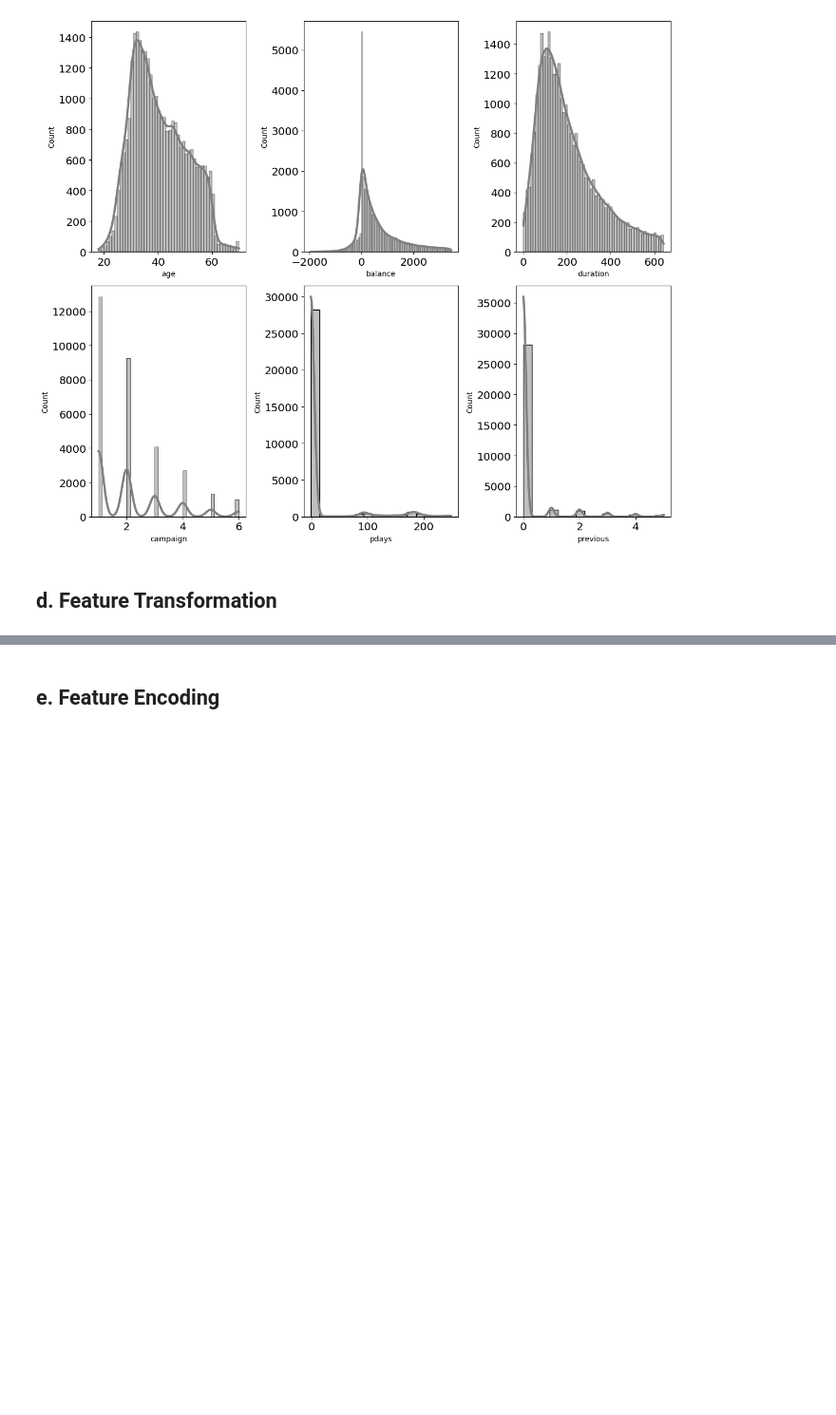
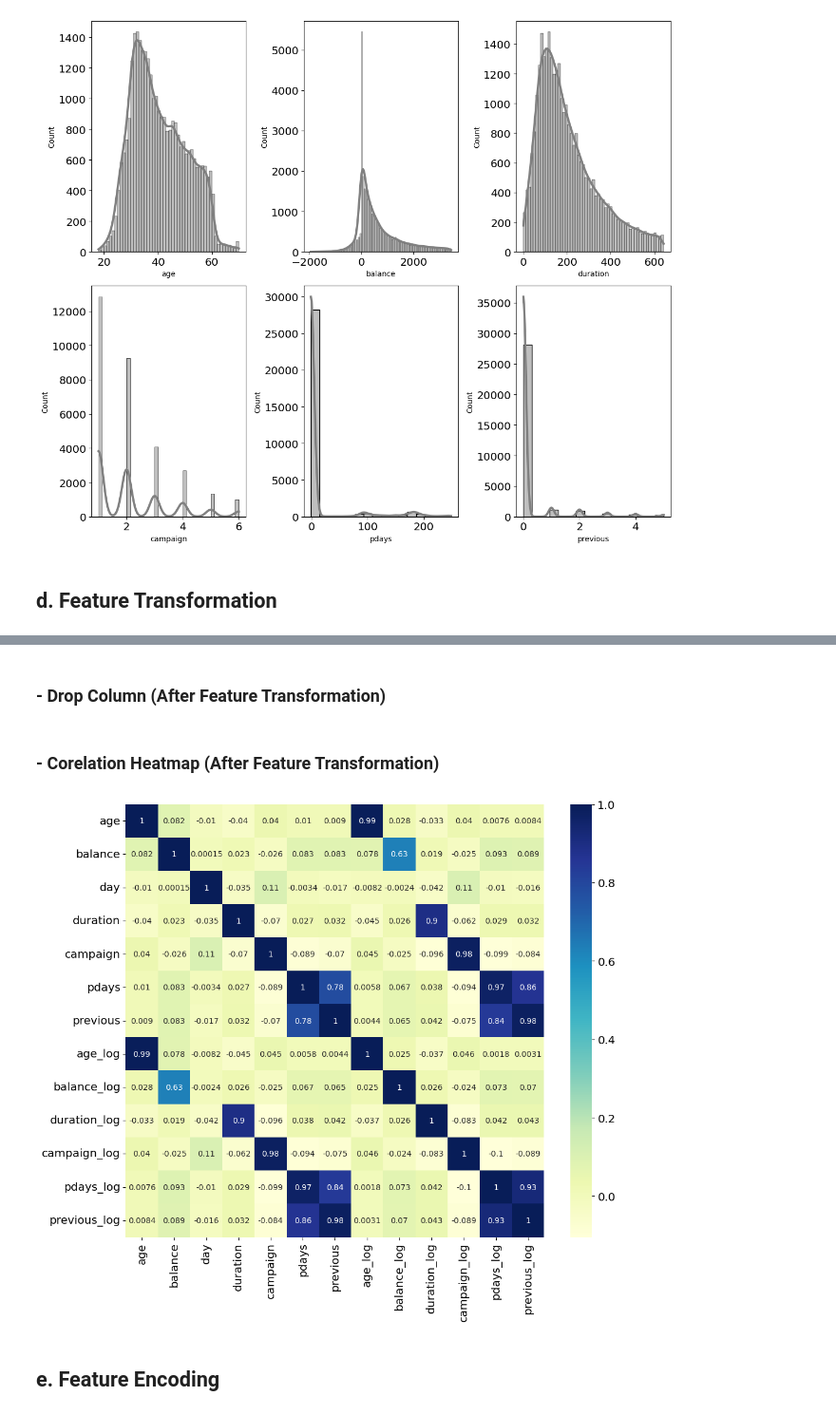
Before and after one commit to rendybk/finpro_model_masetros, a Jupyter notebook: Finpro_Phase_1.ipynb, the cells around one changed output, grey strips where cells are left out. Shown at 95% size. Cells and saved outputs as stored; diff of their text form; code cells hidden in the pictures; blank space fills up the shorter version.

```diff
--- a/Finpro_Phase_1.ipynb
+++ b/Finpro_Phase_1.ipynb
@@ -334,3 +334,5 @@ data.describe()
 | 50% | 39.000000 | 339.000000 | 16.000000 | 170.000000 | 2.000000 | -1.000000 | 0.000000 | 3.688879 | 5.948035e+00 | 5.141664e+00 | ... |
 | 75% | 48.000000 | 966.000000 | 22.000000 | 280.000000 | 3.000000 | -1.000000 | 0.000000 | 3.891820 | 6.889846e+00 | 5.638355e+00 | ... |
 | max | 70.000000 | 3457.000000 | 31.000000 | 643.000000 | 6.000000 | 249.000000 | 5.000000 | 4.262680 | 8.148446e+00 | 6.467699e+00 | ... |
+# %% [markdown]
+### - Drop Column (After Feature Transformation)
@@ -337,3 +342,15 @@ data.describe()
+# %% [markdown]
+### - Corelation Heatmap (After Feature Transformation)
+# %%
+numeric_data = data.select_dtypes(include=[np.number])
+correlation_matrix = numeric_data.corr()
+
+# heatmap
+plt.figure(figsize=(12, 10))
+sns.heatmap(correlation_matrix, cmap="YlGnBu", annot=True)
+plt.show()
+# %% [output]
+[figure, added]
 # %% [markdown]
 ## e. Feature Encoding
 # %% [markdown]
```
Also changed, not shown: parts of 22 cells of this notebook.
